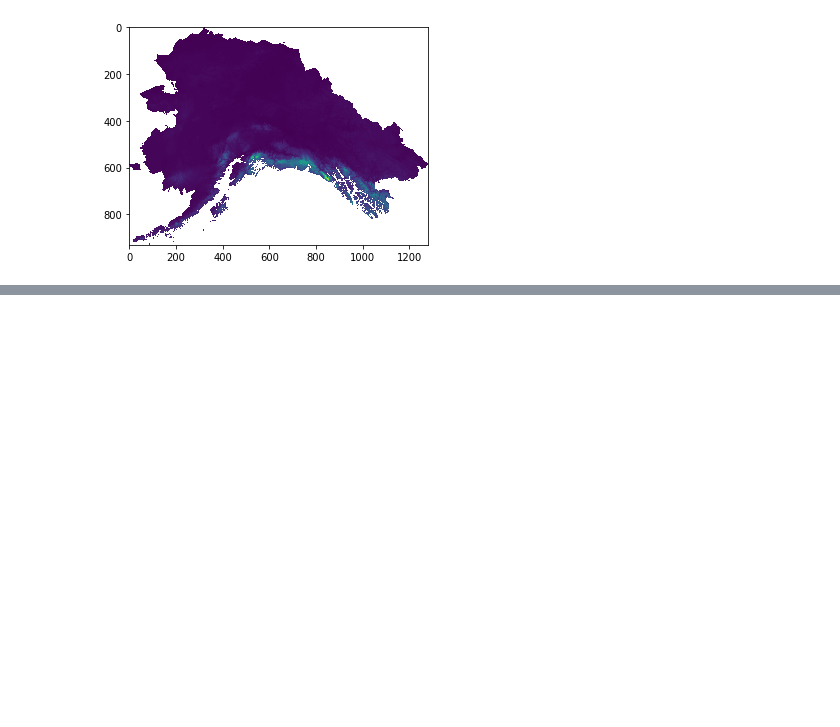
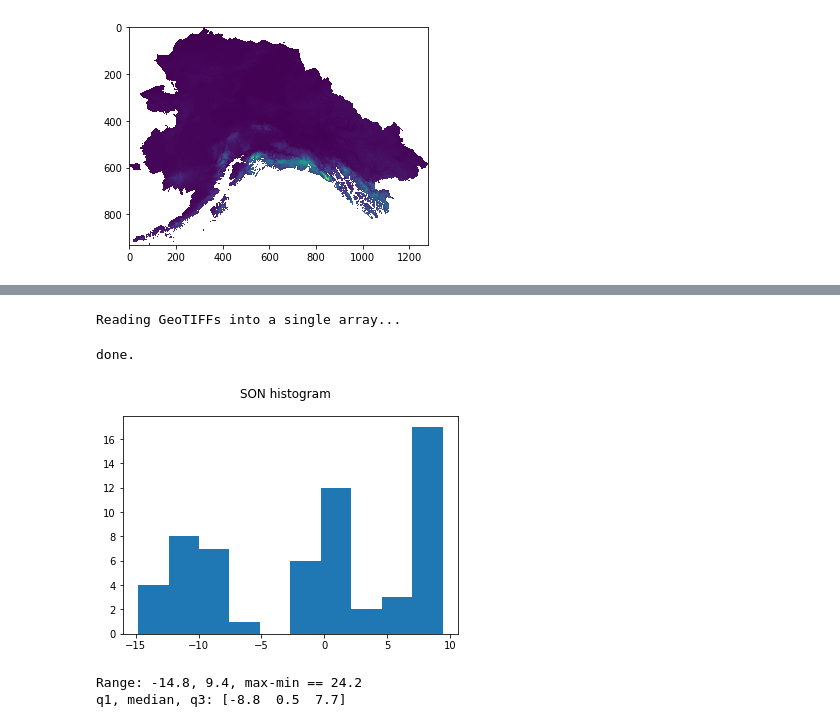
Before and after one commit to ua-snap/rasdaman-ingest, a Jupyter notebook: iem/tas_pr_2km/preprocess_historical.ipynb, the cells around one changed output, grey strips where cells are left out. Drawn from its saved outputs; the diff is of its cells as text; code cells hidden in the pictures; blank space fills up the shorter version.

```diff
--- a/iem/tas_pr_2km/preprocess_historical.ipynb
+++ b/iem/tas_pr_2km/preprocess_historical.ipynb
@@ -266,0 +364,8 @@ plot_sample_tif(pr_out_fps[0])
+# %%
+plot_season_histogram(data_dir_name, temp_fp, "SON")
+# %% [output]
+Reading GeoTIFFs into a single array...
+done.
+[figure, added]
+Range: -14.8, 9.4, max-min == 24.2
+q1, median, q3: [-8.8  0.5  7.7]
```
Also changed, not shown: parts of 7 cells of this notebook, 1 other file.
